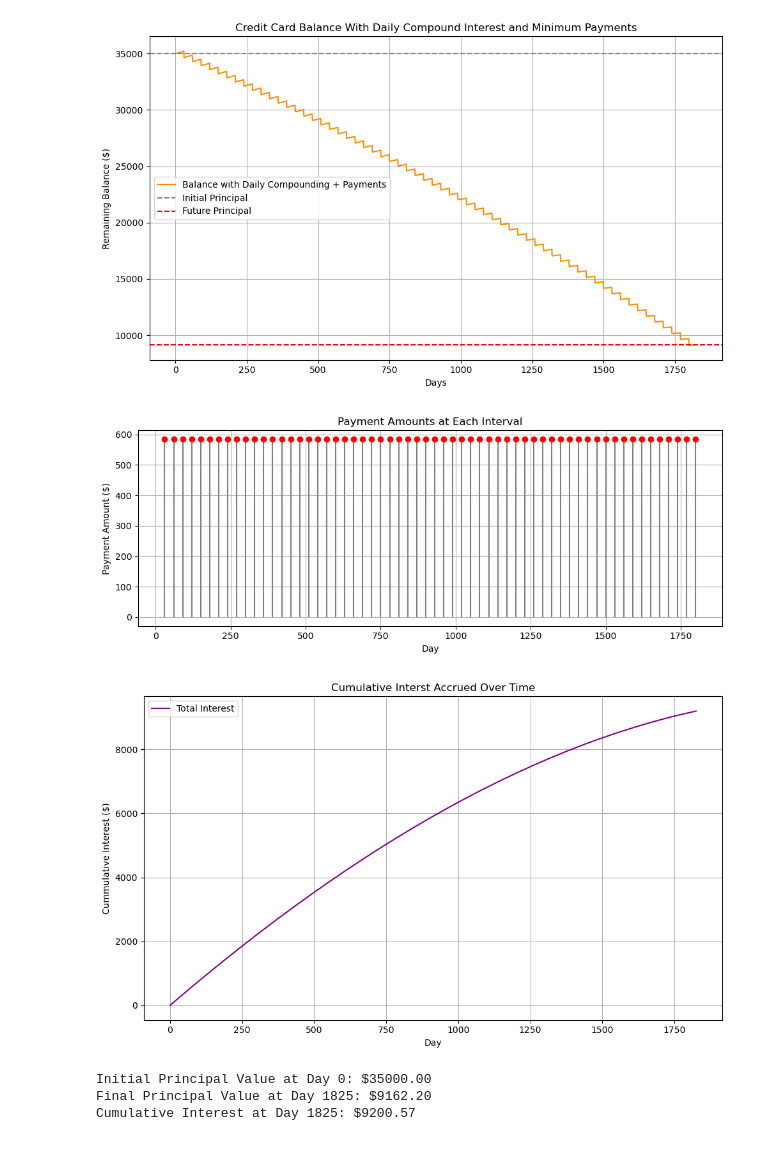
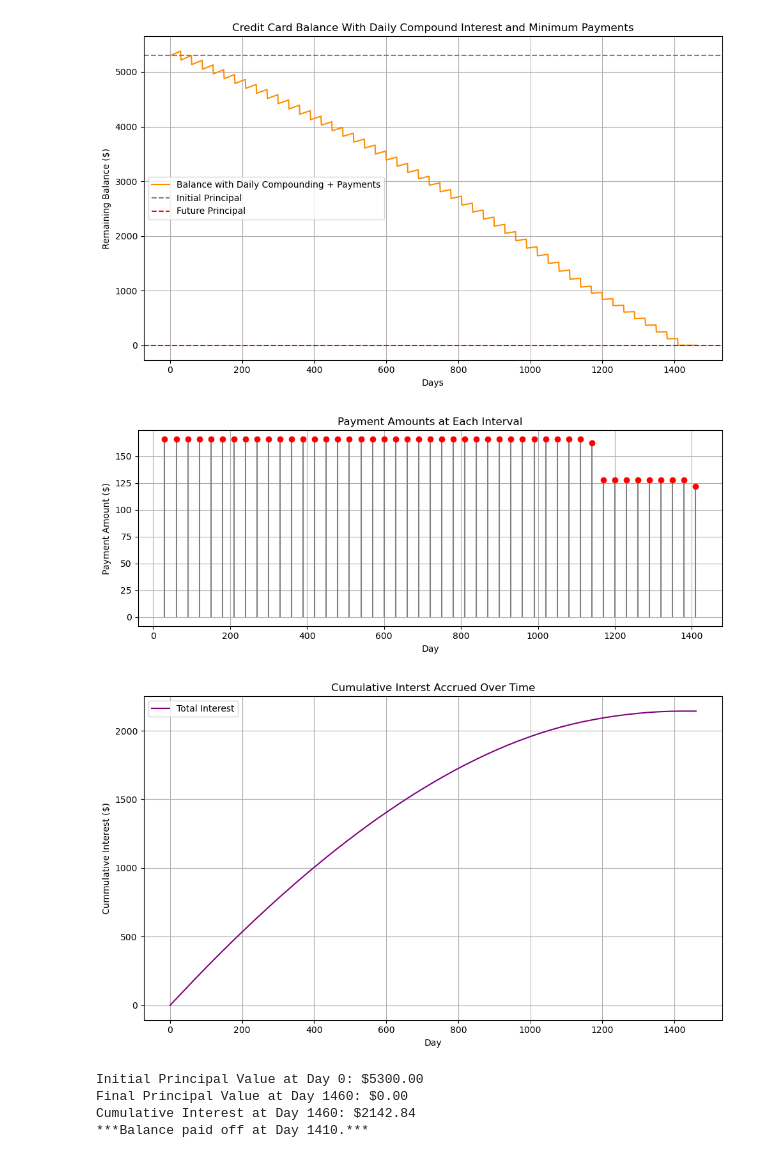
Before and after one commit to timidspacepanda/Learning_Python, a Jupyter notebook: credit_purchase_calculator/prototypes/plot_compound_ammount.ipynb, the cells around one changed output. Drawn from its saved outputs; the diff is of its cells as text; code cells hidden in the pictures.

```diff
--- a/credit_purchase_calculator/prototypes/plot_compound_ammount.ipynb
+++ b/credit_purchase_calculator/prototypes/plot_compound_ammount.ipynb
@@ -14,10 +14,10 @@ from utils import future_value_daily_compound
 
 
 def simulate_credit_card(principal, apr,
-                         total_days=365*5,            # simulation length (days)
+                         total_days,            # simulation length (days)
                          payment_interval=30,       # Payment interval (days)
                          min_payment_fixed=25,      # minimum payments floor
-                         payment_perc_coef = 0.10   # Minimum payment rule coef.
+                         payment_perc_coef = 0.05   # Minimum payment rule coef.
                     ):
     """Simulate credit card balance and payments over time."""
     # Initialize
@@ -56,10 +56,10 @@ def simulate_credit_card(principal, apr,
     return days, balance, payments, cumulative_interest
 
 def simulate_credit_card_fixed_payment(principal, apr,
-                         total_days=365*5,            # simulation length (days)
+                         total_days,            # simulation length (days)
                          payment_interval=30,       # Payment interval (days)
                          min_payment_fixed=25,      # minimum payments floor
-                         payment_perc_coef = 0.10   # Minimum payment rule coef.
+                         fv_margin_weight=0.71         # amount of calculated fv to determine fixed payment
                     ):
     """Simulate credit card balance and payments over time. (Fixed payment method)"""
     # Initialize
@@ -74,7 +74,7 @@ def simulate_credit_card_fixed_payment(principal, apr,
 
     # Calculate optimal fixed payments.
     fv = future_value_daily_compound(principal, apr, total_days)
-    optimal_fixed_payment = fv / math.floor(total_days / payment_interval)
+    optimal_fixed_payment = fv_margin_weight * fv / math.ceil(total_days / payment_interval)
 
     # Simulate day by day
     for i in range(1, len(days)):
@@ -97,17 +97,20 @@ def simulate_credit_card_fixed_payment(principal, apr,
 
     return days, balance, payments, cumulative_interest
 
+"""MAIN CODE"""
 # parameters
-principal1 = 35000.0             # initial balance
-apr1 = 0.08                      # Annual Perecentage Rate (APR)
+simulate_num_days = 365*4
 
-principal2 = 0.0
-apr2 = 0.0
+principal1 = 1000.0             # initial balance
+apr1 = 0.24                   # Annual Perecentage Rate (APR)
+
+principal2 = 4300.0
+apr2 = 0.18
 
 # Simulate multiple accounts
 
-days1, balance1, payments1, interest1 = simulate_credit_card(principal1, apr1)
-days2, balance2, payments2, interest2 = simulate_credit_card(principal2, apr2)
+days1, balance1, payments1, interest1 = simulate_credit_card(principal1, apr1, simulate_num_days)
+days2, balance2, payments2, interest2 = simulate_credit_card(principal2, apr2, simulate_num_days)
 
 # Combine results
 total_principal = principal1 + principal2
@@ -174,8 +176,8 @@ Cumulative Interest at Day 1825: $2286.56
 
 # Simulate multiple accounts
 
-days1, balance1, payments1, interest1 = simulate_credit_card_fixed_payment(principal1, apr1)
-days2, balance2, payments2, interest2 = simulate_credit_card_fixed_payment(principal2, apr2)
+days1, balance1, payments1, interest1 = simulate_credit_card_fixed_payment(principal1, apr1, simulate_num_days)
+days2, balance2, payments2, interest2 = simulate_credit_card_fixed_payment(principal2, apr2, simulate_num_days)
 
 # Combine results
 total_principal = principal1 + principal2
@@ -203,36 +205,37 @@ payment_values = total_payments[total_payments > 0]
 plt.figure(figsize=(10,4))
 plt.stem(payment_days, payment_values, linefmt='gray', markerfmt='ro', basefmt=" ")
 plt.xlabel("Day")
 #plt.xticks(payment_days)
 plt.ylabel("Payment Amount ($)")
 plt.title("Payment Amounts at Each Interval")
 plt.grid(True)
 plt.tight_layout()
 plt.show()
 
 # Cumulative Interest Plot
 plt.figure(figsize=(10,6))
 plt.plot(days1, total_interest, label="Total Interest", color="purple")
 plt.xlabel("Day")
 plt.ylabel("Cummulative Interest ($)")
 plt.title("Cumulative Interst Accrued Over Time")
 plt.legend()
 plt.grid(True)
 plt.tight_layout()
 plt.show()
 
 # Print
 print(f"Initial Principal Value at Day 0: ${total_balance[0]:.2f}")
 print(f"Final Principal Value at Day {days1[-1]}: ${total_balance[-1]:.2f}")
 print(f"Cumulative Interest at Day {days1[-1]}: ${total_interest[-1]:.2f}")
 
 zero_indices = np.where(total_balance==0)[0] #get index when balance equal $0)
 if zero_indices.size > 0: # Print out Day when balance equals $0
     print(f"***Balance paid off at Day {days1[zero_indices[0]]}.***")
 # %% [output]
-[figure, old version]
+[figure, new version]
-[figure, old version]
+[figure, new version]
-[figure, old version]
+[figure, new version]
-Initial Principal Value at Day 0: $35000.00
-Final Principal Value at Day 1825: $9162.20
-Cumulative Interest at Day 1825: $9200.57
+Initial Principal Value at Day 0: $5300.00
+Final Principal Value at Day 1460: $0.00
+Cumulative Interest at Day 1460: $2142.84
+***Balance paid off at Day 1410.***
```
Also changed, not shown: parts of 2 cells of this notebook.
